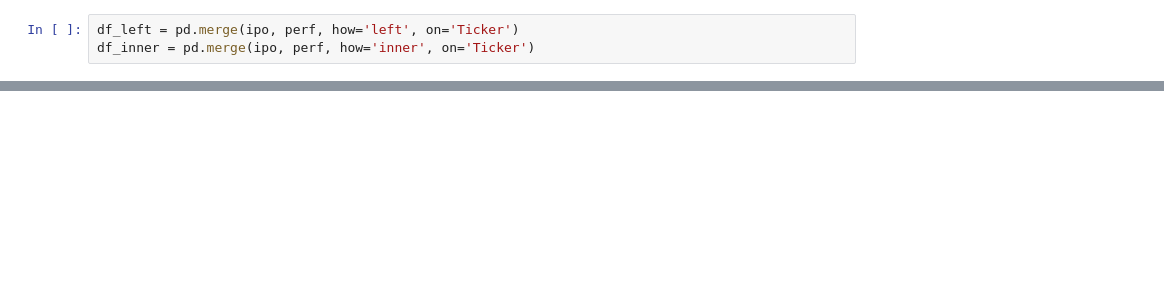
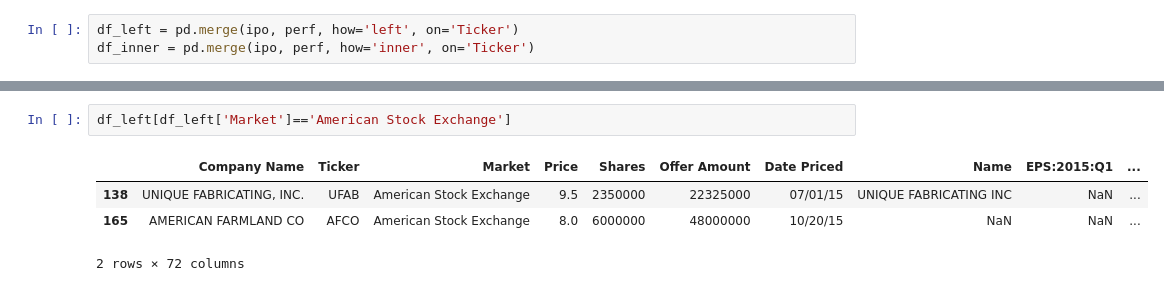
Before and after one commit to Pankick/IS_Project, a Jupyter notebook: Get table.ipynb, the cells around one changed output, grey strips where cells are left out. Cells and saved outputs as stored; diff of their text form; blank space fills up the shorter version.

```diff
--- a/Get table.ipynb
+++ b/Get table.ipynb
@@ -32,0 +91,7 @@ df_left.loc[df_left['Name'].isnull()]
+# %%
+df_left[df_left['Market']=='American Stock Exchange']
+# %% [output]
+|  | Company Name | Ticker | Market | Price | Shares | Offer Amount | Date Priced | Name | EPS:2015:Q1 | ... |
+| 138 | UNIQUE FABRICATING, INC. | UFAB | American Stock Exchange | 9.5 | 2350000 | 22325000 | 07/01/15 | UNIQUE FABRICATING INC | NaN | ... |
+| 165 | AMERICAN FARMLAND CO | AFCO | American Stock Exchange | 8.0 | 6000000 | 48000000 | 10/20/15 | NaN | NaN | ... |
+2 rows × 72 columns
```
Also changed, not shown: parts of 11 cells of this notebook.
